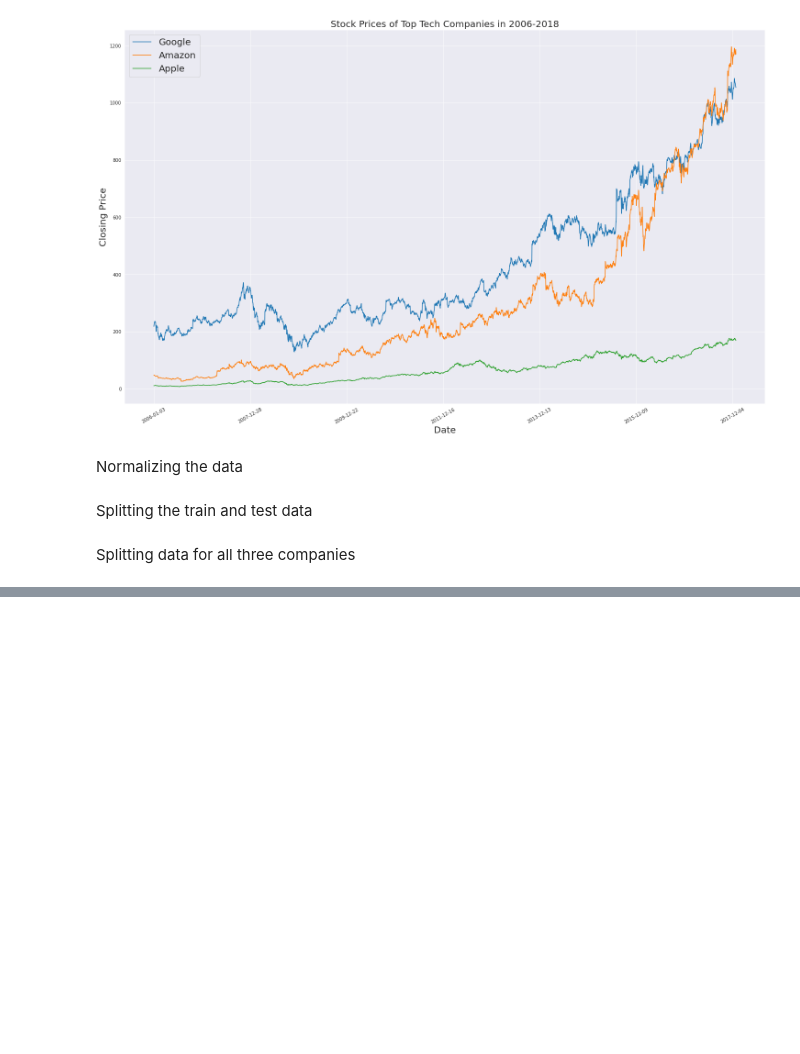
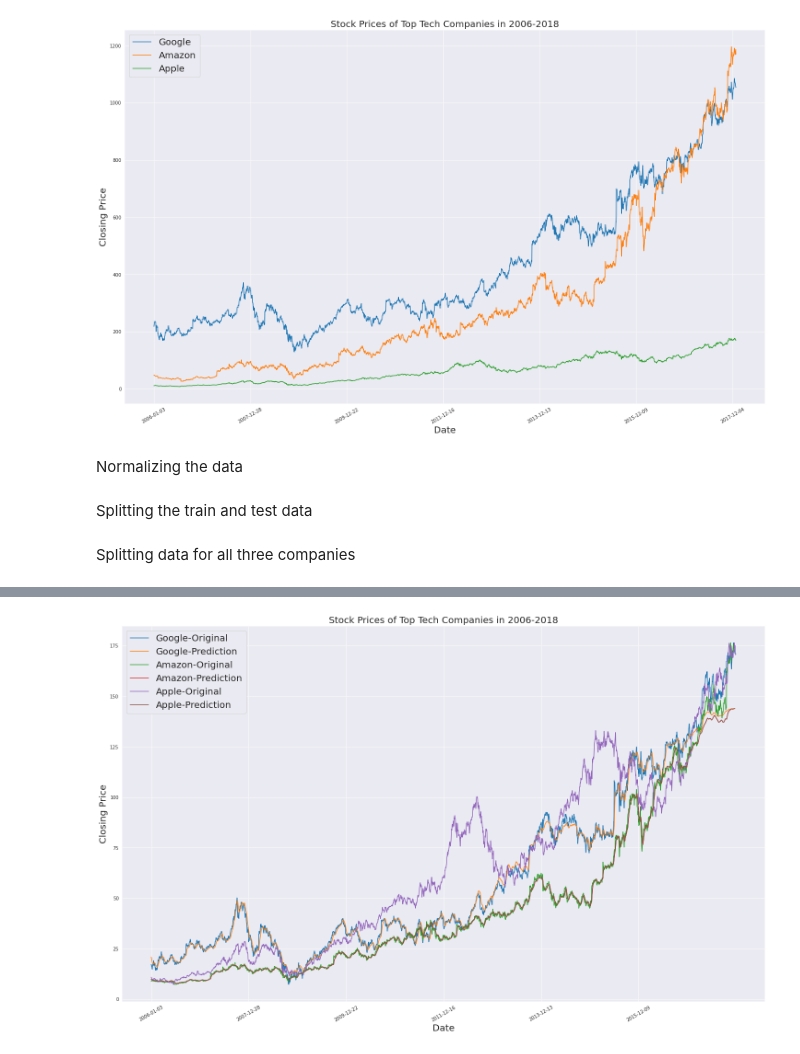
Before and after one commit to shreyas1209/Stock-Market-Prediction, a Jupyter notebook: Stock_Market_Predictions.ipynb, the cells around one changed output, grey strips where cells are left out. Saved outputs shown, nothing was run; the diff lists cells and outputs as text; code cells hidden in the pictures; blank space fills up the shorter version.

```diff
--- a/Stock_Market_Predictions.ipynb
+++ b/Stock_Market_Predictions.ipynb
@@ -156,0 +280,8 @@ from stock_market_train import *
+# %%
+google_test_predict = pd.DataFrame(scaler.inverse_transform(google_test_pred.detach().numpy()))
+amazon_test_predict = pd.DataFrame(scaler.inverse_transform(amazon_test_pred.detach().numpy()))
+apple_test_predict = pd.DataFrame(scaler.inverse_transform(apple_test_pred.detach().numpy()))
+# %%
+google_close_test = pd.DataFrame(scaler.inverse_transform(google_y_test.detach().numpy()))
+amazon_close_test = pd.DataFrame(scaler.inverse_transform(amazon_y_test.detach().numpy()))
+apple_close_test = pd.DataFrame(scaler.inverse_transform(apple_y_test.detach().numpy()))
@@ -156,0 +312,29 @@ from stock_market_train import *
+# %%
+google_original = np.append(google_close_train, google_close_test, axis=0)
+amazon_original = np.append(amazon_close_train, amazon_close_test, axis=0)
+apple_original = np.append(apple_close_train, apple_close_test, axis=0)
+# %%
+google_predicted = np.append(google_train_predict,google_test_predict,axis=0)
+amazon_predicted = np.append(amazon_train_predict,amazon_test_predict,axis=0)
+apple_predicted = np.append(amazon_train_predict,amazon_test_predict,axis=0)
+# %%
+sns.set_style("darkgrid")
+plt.figure(figsize = (25,15))
+plt.plot(google_original,label='Google-Original')
+plt.plot(google_predicted,label='Google-Prediction')
+
+plt.plot(amazon_original,label='Amazon-Original')
+plt.plot(amazon_predicted,label='Amazon-Prediction')
+
+
+plt.plot(apple_original,label ='Apple-Original')
+plt.plot(apple_predicted,label ='Apple-Prediction')
+
+plt.xticks(range(0,google_original.shape[0],500),google_data['Date'].loc[::500],rotation=30)
+plt.legend(prop={'size': 20})
+plt.title("Stock Prices of Top Tech Companies in 2006-2018",fontdict={'fontsize':20})
+plt.xlabel('Date',fontdict={'fontsize':20})
+plt.ylabel('Closing Price',fontdict={'fontsize':20})
+plt.show()
+# %% [output]
+[figure, added]
```
Also changed, not shown: parts of 19 cells of this notebook.
